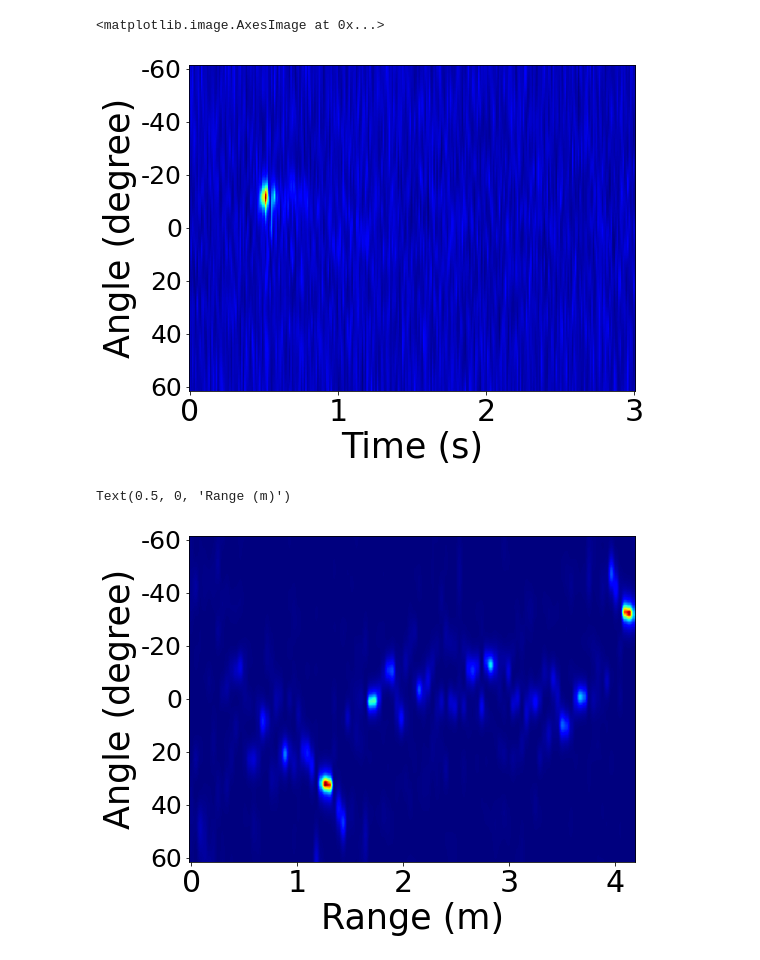
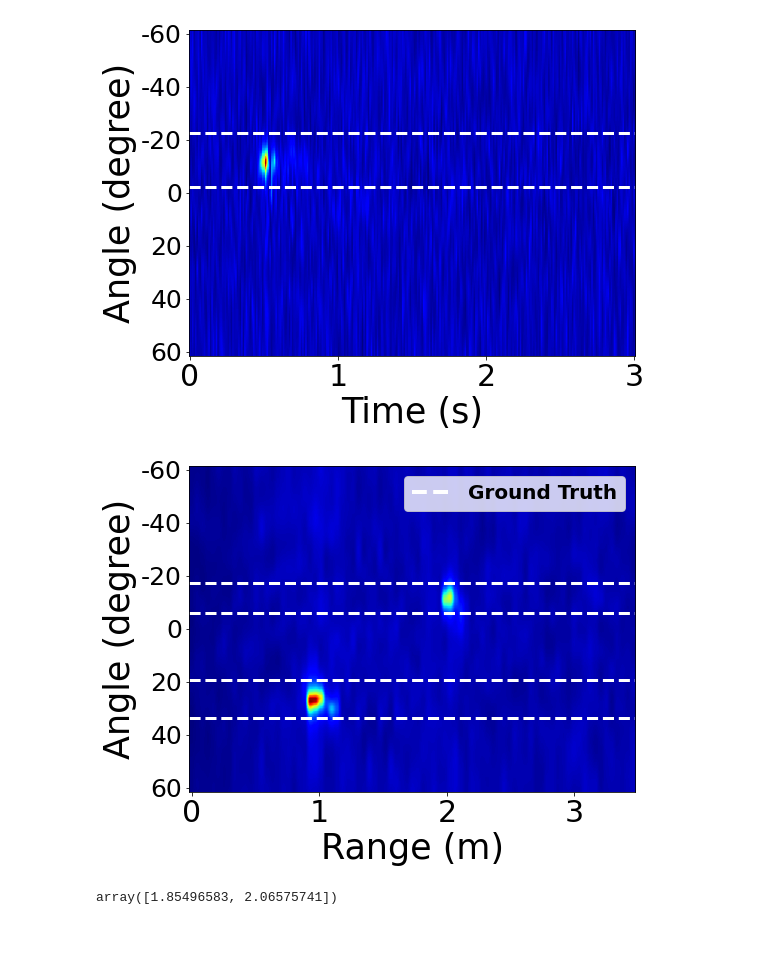
Before and after one commit to Zber5/OpenRadar, a Jupyter notebook: FER/Figures/multiPeople.ipynb, the cells around one changed output. Saved outputs shown, nothing was run; the diff lists cells and outputs as text; code cells hidden in the pictures.

```diff
--- a/FER/Figures/multiPeople.ipynb
+++ b/FER/Figures/multiPeople.ipynb
@@ -4,8 +4,13 @@ os.chdir("C:\\Users\\Zber\\Documents\\Dev_program\\OpenRadar")
 import numpy as np
 import matplotlib.pyplot as plt
 # %%
-h_path = "FER/Figures/fig_data/multiPeople_heatmap.npy"
+h_path = "FER/Figures/fig_data/multiPeople_heatmap_2.npy"
 heatmap = np.load(h_path)
+heatmap = heatmap[:, :-20]
+
+nh = np.concatenate((heatmap[:, 4:35], heatmap[:, :4]*1.3, heatmap[:, :3]*1.3 , heatmap[:, 35:]) ,axis=1)
+
+heatmap = nh
 
 at1_path = "FER/Figures/fig_data/multiPeople_angle1.npy"
 angle_time1 = np.load(at1_path)
@@ -58,8 +66,8 @@ xpos = xpos_label * 99.5
 
 
 
-# axes1.axhline(55, c='white', lw=3,label='Ground Truth',  linestyle='dashed')
-# axes1.axhline(68, c='white', lw=3, linestyle='dashed')
+axes1.axhline(38, c='white', lw=3, linestyle='dashed')
+axes1.axhline(58, c='white', lw=3, linestyle='dashed')
 
 axes1.set_xticks(xpos)
 axes1.set_xticklabels(xpos_label,fontsize=30)
@@ -70,7 +78,6 @@ axes1.imshow(angle_time2, cmap=plt.cm.jet, aspect='auto')
 #       framealpha=0.0, labelspacing=0.05, handletextpad=0.2, columnspacing=0.5, handlelength=1.5)
 # axes1.legend( prop={'size': 20, 'weight':'bold'})
 # fig1.savefig('C:/Users/Zber/Desktop/mmEmo_Exp/0.Method/m1_5_aoa_time.svg', format='svg', bbox_inches="tight")
-# fig1.savefig('C:/Users/Zber/Desktop/mmEmo_Exp/0.Method/m1_5_aoa_time.svg', format='svg', bbox_inches="tight")
+fig1.savefig('C:/Users/Zber/Desktop/mmEmo_Exp/0.Method/Fig14c_multiTarget.svg', format='svg', bbox_inches="tight")
 # %% [output]
-<matplotlib.image.AxesImage at 0x...>
-[figure, old version]
+[figure, new version]
@@ -77,35 +86,51 @@ axes1.imshow(angle_time2, cmap=plt.cm.jet, aspect='auto')
 # %%
 unit = 0.042158314406249994
 
 fig1, axes1 = plt.subplots(1, 1, figsize=(8, 6))
+
+x1 = (np.asarray([15, 22])+4)/83
+x2 = (np.asarray([33, 38])+11)/83
 
 plt.rcParams["axes.grid"] = False
 txt = np.arange(-60, 61, step=20)
 pos = np.linspace(1,119,7)
 axes1.set_yticks(pos)
 axes1.set_yticklabels(txt,fontsize=25)
 xpos_label = np.arange(0,4, step=1)
 xpos = xpos_label * 99.5
 # axes1.axhline(54, c='#ff2100', label='Face-match',  lw=3, zorder=5)
 # axes1.axhline(69, c='#ff2100', lw=3, zorder=5)
 
 
 x_txt = np.arange(0,5, step=1)
 x_pos = x_txt/unit
 axes1.set_xticks(x_pos)
 axes1.set_xticklabels(x_txt,fontsize=30)
-# axes1.axhline(55, c='white', lw=3,label='Ground Truth',  linestyle='dashed')
-# axes1.axhline(68, c='white', lw=3, linestyle='dashed')
+axes1.axhline(43, c='white', lw=3,label='Ground Truth',  linestyle='dashed')
+axes1.axhline(54, c='white', lw=3,linestyle='dashed')
+
+axes1.axhline(79, c='white', lw=3,linestyle='dashed')
+axes1.axhline(93, c='white', lw=3,linestyle='dashed')
+
+
+
+# axes1.axvline(68, c='white', lw=3, linestyle='dashed')
 
 axes1.set_ylabel("Angle (degree)",fontsize=35)
 axes1.set_xlabel("Time (s)",fontsize=35)
 axes1.imshow(heatmap, cmap=plt.cm.jet, aspect='auto')
 axes1.set_xlabel("Range (m)",fontsize=35)
+leg = axes1.legend(prop={'size': 20, 'weight':'bold'})
+leg_lines = leg.get_lines()
+plt.setp(leg_lines[0], linewidth=4)
 # axes1.legend(loc="upper left", prop={'size': 30, }, ncol=1, bbox_to_anchor=(0.0, 0.2), fancybox=True,
 #       framealpha=0.0, labelspacing=0.05, handletextpad=0.2, columnspacing=0.5, handlelength=1.5)
 # axes1.legend( prop={'size': 20, 'weight':'bold'})
 # fig1.savefig('C:/Users/Zber/Desktop/mmEmo_Exp/0.Method/m1_5_aoa_time.svg', format='svg', bbox_inches="tight")
-# fig1.savefig('C:/Users/Zber/Desktop/mmEmo_Exp/0.Method/m1_5_aoa_time.svg', format='svg', bbox_inches="tight")
+fig1.savefig('C:/Users/Zber/Desktop/mmEmo_Exp/0.Method/Fig14_multiTarget.svg', format='svg', bbox_inches="tight")
 # %% [output]
-Text(0.5, 0, 'Range (m)')
-[figure, old version]
+[figure, new version]
+# %%
+x2 * 83 * unit
+# %% [output]
+array([1.85496583, 2.06575741])
```
Also changed, not shown: parts of 5 cells of this notebook, 39 other files.
